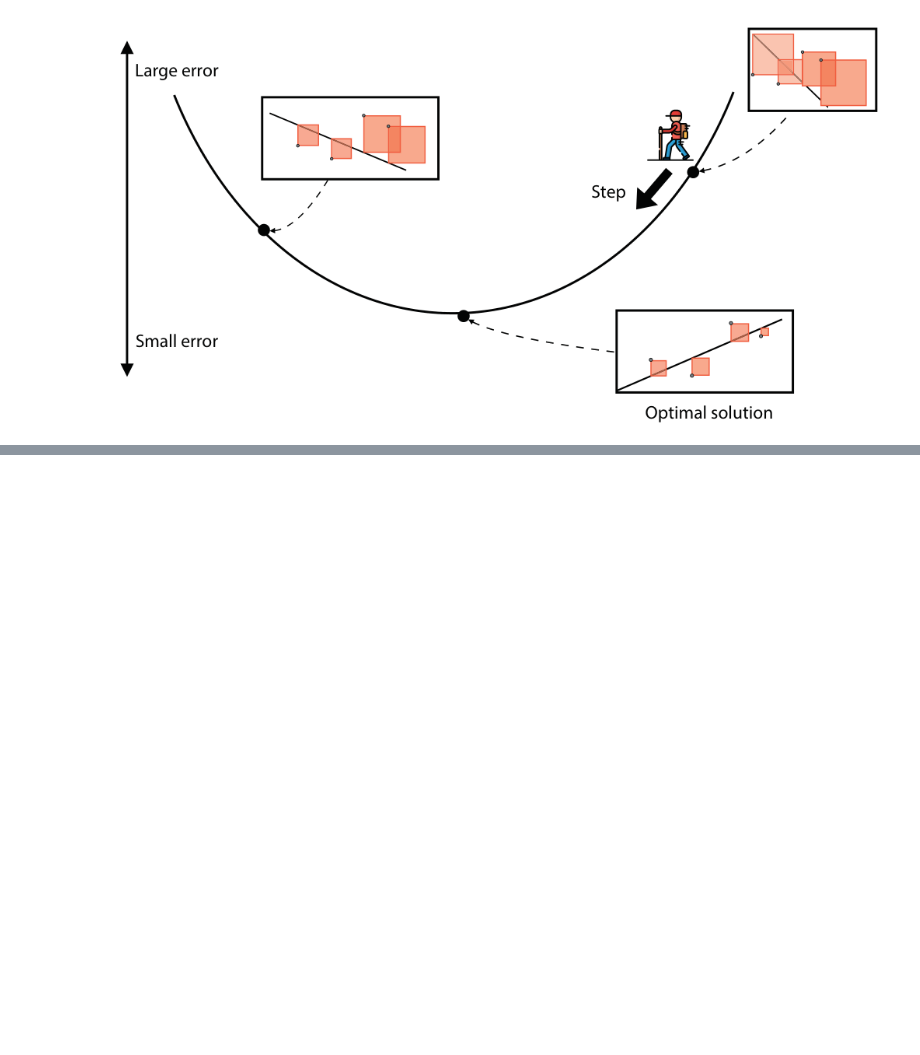
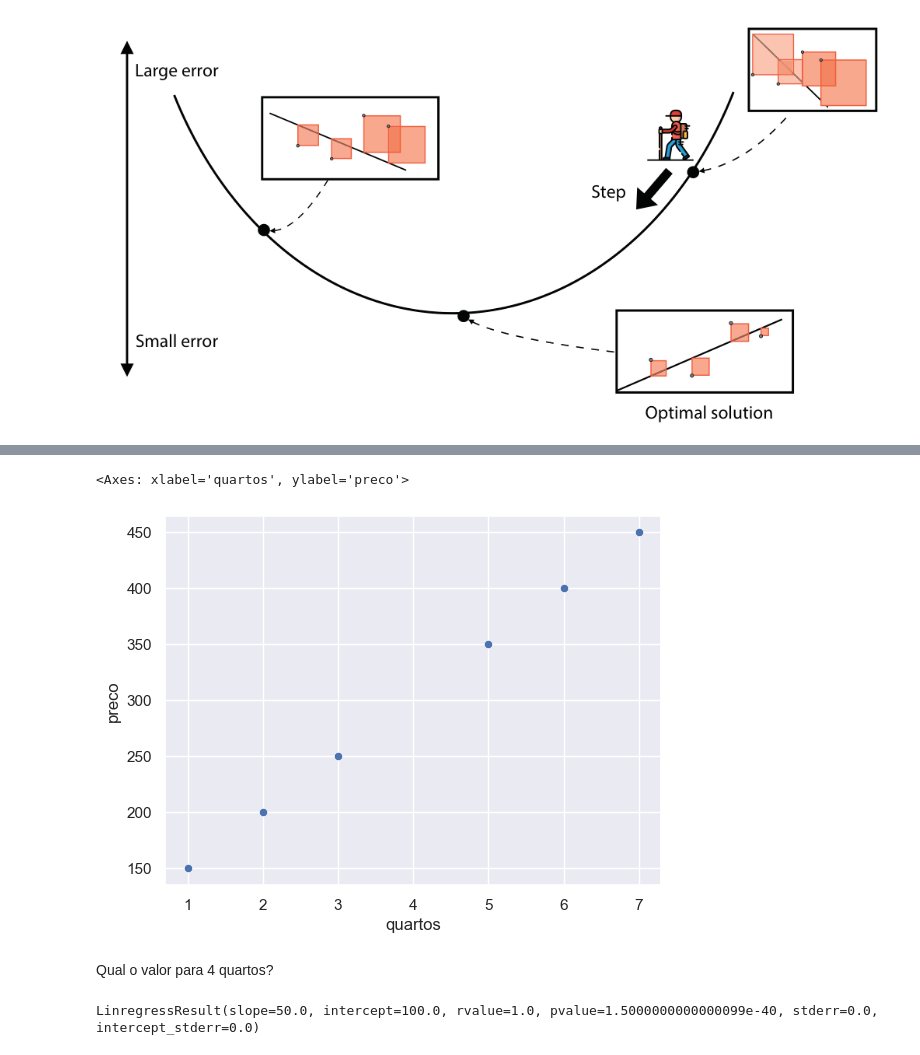
Before and after one commit to stephanyresque/Ciencia-de-dados-2, a Jupyter notebook: mes02/20_02_25.ipynb, the cells around one changed output, grey strips where cells are left out. Cells and saved outputs as stored; diff of their text form; code cells hidden in the pictures; blank space fills up the shorter version.

```diff
--- a/mes02/20_02_25.ipynb
+++ b/mes02/20_02_25.ipynb
@@ -101,0 +104,11 @@ Em uma regressão linear simples, temos dois coeficientes:
+# %%
+import pandas as pd
+
+exemplo_01 = {
+    "quartos": [1, 2, 3, 5, 6, 7],
+    "preco": [150, 200, 250, 350, 400, 450]
+}
+
+df_exemplo_01 = pd.DataFrame(exemplo_01)
+
+df_exemplo_01
@@ -101,0 +123,19 @@ Em uma regressão linear simples, temos dois coeficientes:
+# %%
+import seaborn as sns
+
+sns.set_theme()
+
+sns.scatterplot(data=df_exemplo_01, x='quartos', y='preco')
+# %% [output]
+<Axes: xlabel='quartos', ylabel='preco'>
+[figure, added]
+# %% [markdown]
+Qual o valor para 4 quartos?
+# %%
+from scipy.stats import linregress
+
+resultado = linregress(df_exemplo_01['quartos'], df_exemplo_01['preco'])
+
+resultado
+# %% [output]
+LinregressResult(slope=50.0, intercept=100.0, rvalue=1.0, pvalue=1.5000000000000099e-40, stderr=0.0, intercept_stderr=0.0)
```
Also changed, not shown: parts of 19 cells of this notebook.
